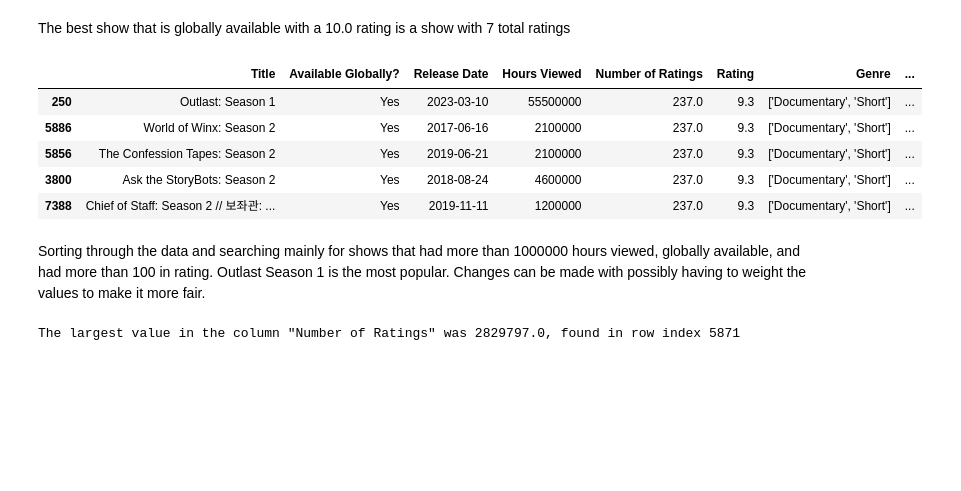
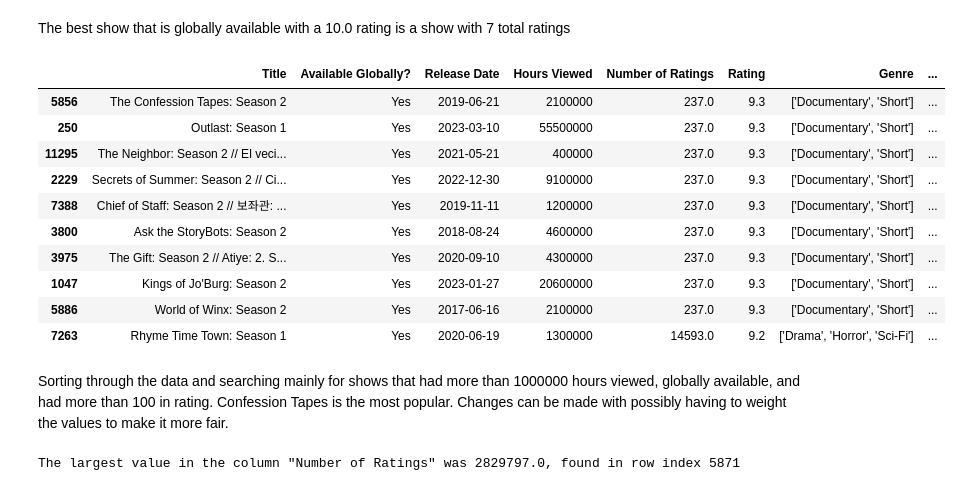
Before and after one commit to Kestrel86/netflixEDA, a Jupyter notebook: netflixEDA.ipynb, the cells around one changed output. Drawn from its saved outputs; the diff is of its cells as text; code cells hidden in the pictures; blank space fills up the shorter version.

Commit message:
added notes of analysis to data

```diff
--- a/netflixEDA.ipynb
+++ b/netflixEDA.ipynb
@@ -123,20 +131,23 @@ df.loc[df['Available Globally?'] == 'Yes'].sort_values('Rating',ascending=False)
 # %% [markdown]
 The best show that is globally available with a 10.0 rating is a show with 7 total ratings
 # %%
-df_filtered = df.loc[(df['Available Globally?'] == 'Yes') & (df["Hours Viewed"] >= 1000000)].sort_values('Rating',ascending=False)
+df_filtered = df.loc[(df['Available Globally?'] == 'Yes')].sort_values('Rating',ascending=False)
 # %%
-df_filtered = df_filtered.loc[(df_filtered['Number of Ratings'] >= 100.0)].sort_values('Rating',ascending=False)
+df_filtered.loc[(df_filtered['Number of Ratings'] >= 100.0)].sort_values('Rating',ascending=False).head(10)
+# %% [output]
+|  | Title | Available Globally? | Release Date | Hours Viewed | Number of Ratings | Rating | Genre | ... |
+| 5856 | The Confession Tapes: Season 2 | Yes | 2019-06-21 | 2100000 | 237.0 | 9.3 | ['Documentary', 'Short'] | ... |
+| 250 | Outlast: Season 1 | Yes | 2023-03-10 | 55500000 | 237.0 | 9.3 | ['Documentary', 'Short'] | ... |
+| 11295 | The Neighbor: Season 2 // El veci... | Yes | 2021-05-21 | 400000 | 237.0 | 9.3 | ['Documentary', 'Short'] | ... |
+| 2229 | Secrets of Summer: Season 2 // Ci... | Yes | 2022-12-30 | 9100000 | 237.0 | 9.3 | ['Documentary', 'Short'] | ... |
+| 7388 | Chief of Staff: Season 2 // 보좌관: ... | Yes | 2019-11-11 | 1200000 | 237.0 | 9.3 | ['Documentary', 'Short'] | ... |
+| 3800 | Ask the StoryBots: Season 2 | Yes | 2018-08-24 | 4600000 | 237.0 | 9.3 | ['Documentary', 'Short'] | ... |
+| 3975 | The Gift: Season 2 // Atiye: 2. S... | Yes | 2020-09-10 | 4300000 | 237.0 | 9.3 | ['Documentary', 'Short'] | ... |
+| 1047 | Kings of Jo'Burg: Season 2 | Yes | 2023-01-27 | 20600000 | 237.0 | 9.3 | ['Documentary', 'Short'] | ... |
+| 5886 | World of Winx: Season 2 | Yes | 2017-06-16 | 2100000 | 237.0 | 9.3 | ['Documentary', 'Short'] | ... |
+| 7263 | Rhyme Time Town: Season 1 | Yes | 2020-06-19 | 1300000 | 14593.0 | 9.2 | ['Drama', 'Horror', 'Sci-Fi'] | ... |
-# %%
-df_filtered.head()
-# %% [output]
-|  | Title | Available Globally? | Release Date | Hours Viewed | Number of Ratings | Rating | Genre | ... |
-| 250 | Outlast: Season 1 | Yes | 2023-03-10 | 55500000 | 237.0 | 9.3 | ['Documentary', 'Short'] | ... |
-| 5886 | World of Winx: Season 2 | Yes | 2017-06-16 | 2100000 | 237.0 | 9.3 | ['Documentary', 'Short'] | ... |
-| 5856 | The Confession Tapes: Season 2 | Yes | 2019-06-21 | 2100000 | 237.0 | 9.3 | ['Documentary', 'Short'] | ... |
-| 3800 | Ask the StoryBots: Season 2 | Yes | 2018-08-24 | 4600000 | 237.0 | 9.3 | ['Documentary', 'Short'] | ... |
-| 7388 | Chief of Staff: Season 2 // 보좌관: ... | Yes | 2019-11-11 | 1200000 | 237.0 | 9.3 | ['Documentary', 'Short'] | ... |
 # %% [markdown]
-Sorting through the data and searching mainly for shows that had more than 1000000 hours viewed, globally available, and had more than 100 in rating. Outlast Season 1 is the most popular. Changes can be made with possibly having to weight the values to make it more fair.
+Sorting through the data and searching mainly for shows that had more than 1000000 hours viewed, globally available, and had more than 100 in rating. Confession Tapes is the most popular. Changes can be made with possibly having to weight the values to make it more fair.
 # %%
 largest_rating_row = df['Number of Ratings'].idxmax()
 max_val = df.loc[largest_rating_row, 'Number of Ratings']
```
Also changed, not shown: parts of 12 cells of this notebook.
